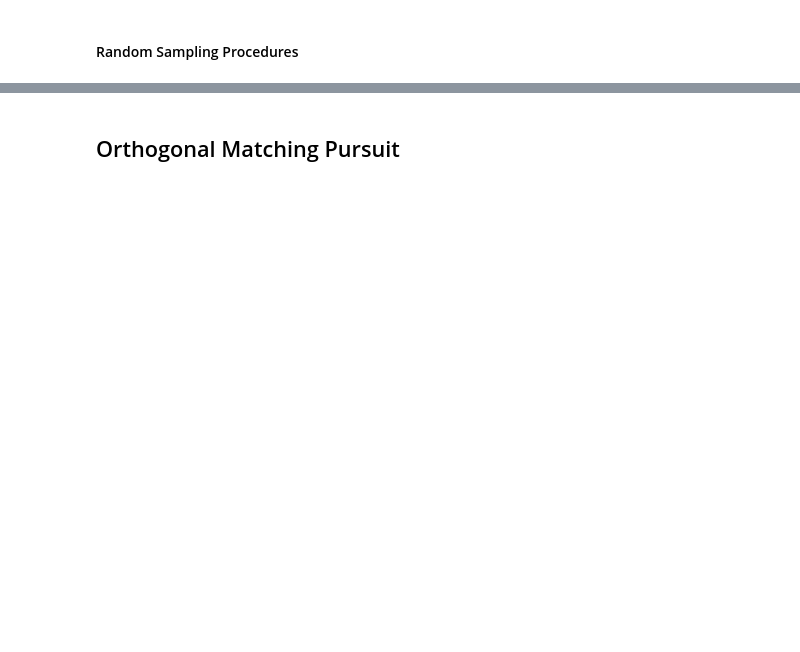
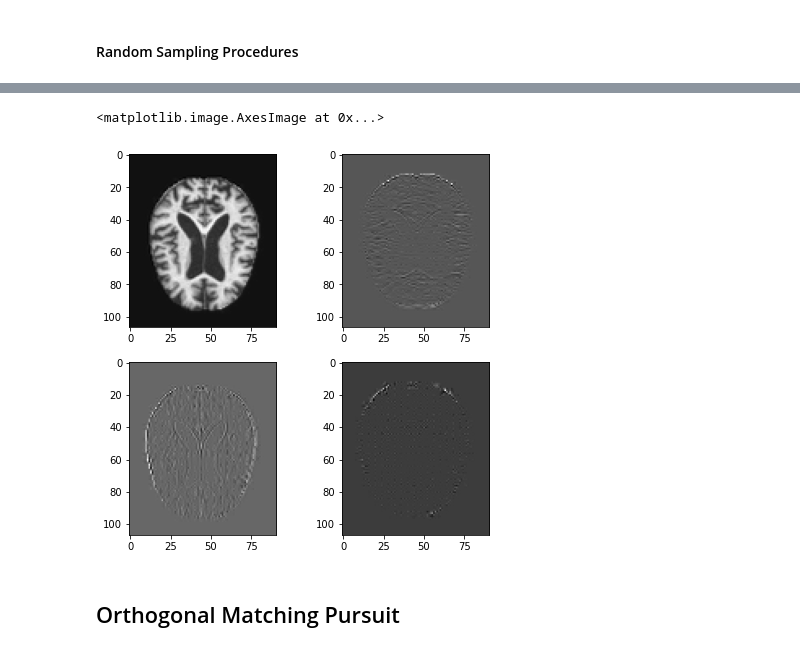
Before and after one commit to ashrikant39/impulse_workshop, a Jupyter notebook: Notebook for all.ipynb, the cells around one changed output, grey strips where cells are left out. Saved outputs shown, nothing was run; the diff lists cells and outputs as text; code cells hidden in the pictures; blank space fills up the shorter version.

```diff
--- a/Notebook for all.ipynb
+++ b/Notebook for all.ipynb
@@ -158,3 +228,15 @@ ax[1,1].set_title("Zero Order Reconstruction Gaussian")
+# %%
+fig, ax = plt.subplots(2, 2, figsize=(7,7))
+ax[0,0].imshow(LL, cmap='gray')
+
+ax[0,1].imshow(LH, cmap='gray')
+
+ax[1,0].imshow(HL, cmap='gray')
+
+ax[1,1].imshow(HH, cmap='gray')
+# %% [output]
+<matplotlib.image.AxesImage at 0x...>
+[figure, added]
 # %% [markdown]
 ## Orthogonal Matching Pursuit
 # %%
```
Also changed, not shown: parts of 10 cells of this notebook.
